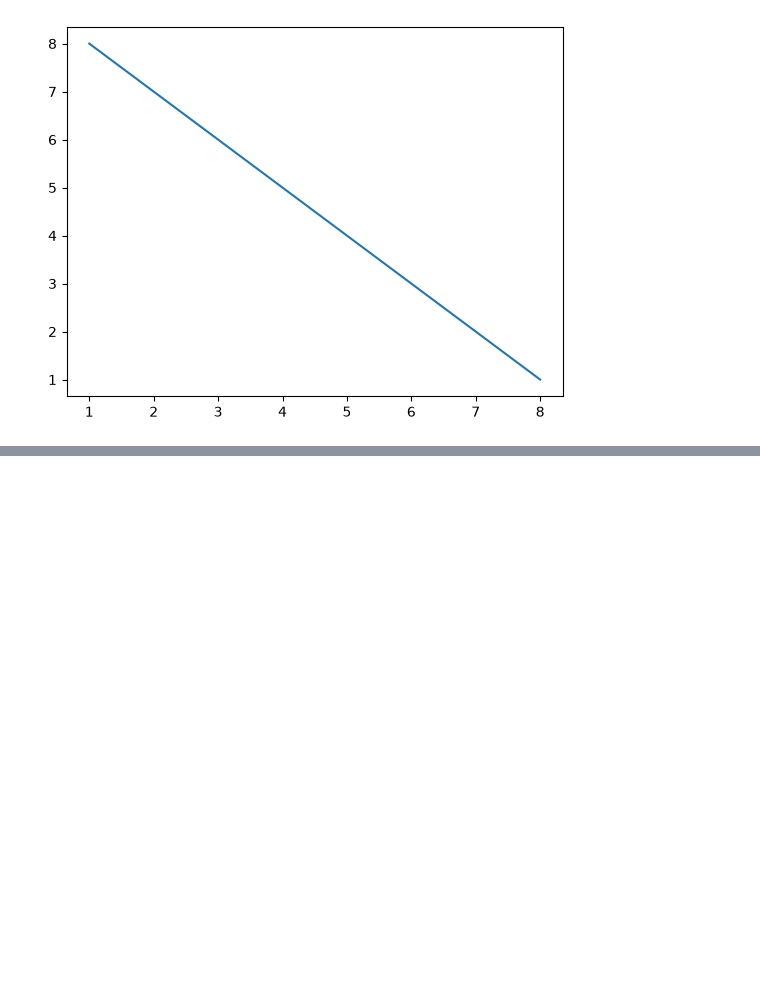
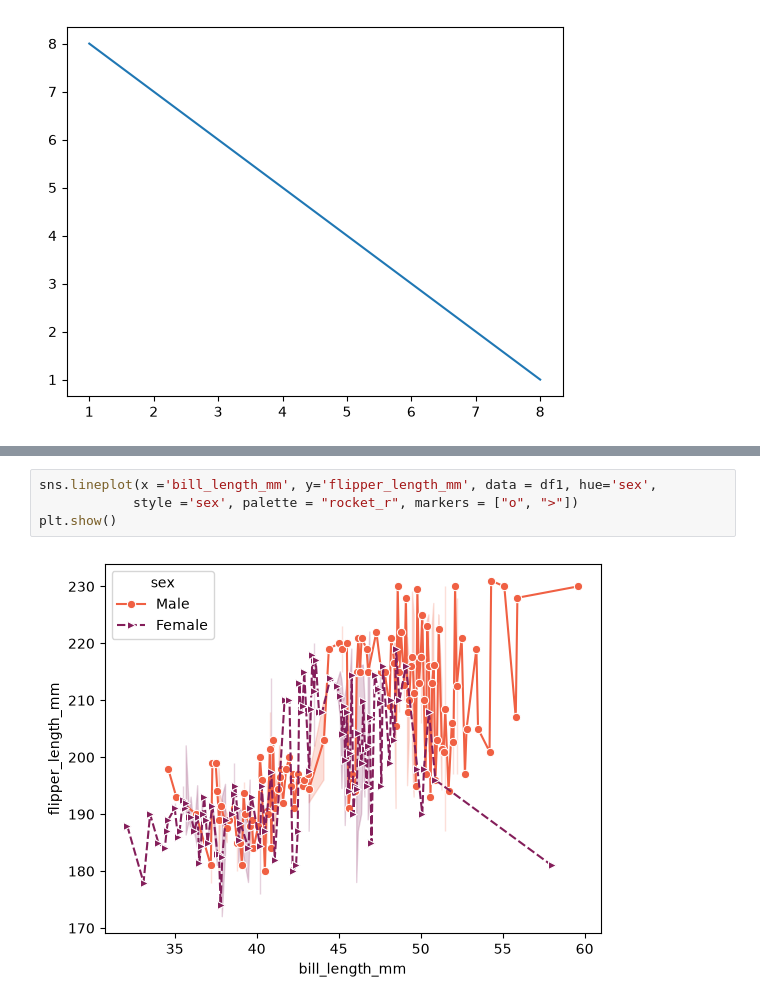
Before and after one commit to ays19/AI-with-Python, a Jupyter notebook: seaborn.ipynb, the cells around one changed output, grey strips where cells are left out. Cells and saved outputs as stored; diff of their text form; blank space fills up the shorter version.

```diff
--- a/seaborn.ipynb
+++ b/seaborn.ipynb
@@ -30,0 +59,6 @@ plt.show()
+# %%
+sns.lineplot(x ='bill_length_mm', y='flipper_length_mm', data = df1, hue='sex',
+            style ='sex', palette = "rocket_r", markers = ["o", ">"])
+plt.show()
+# %% [output]
+[figure, added]
```
Also changed, not shown: parts of 5 cells of this notebook.
